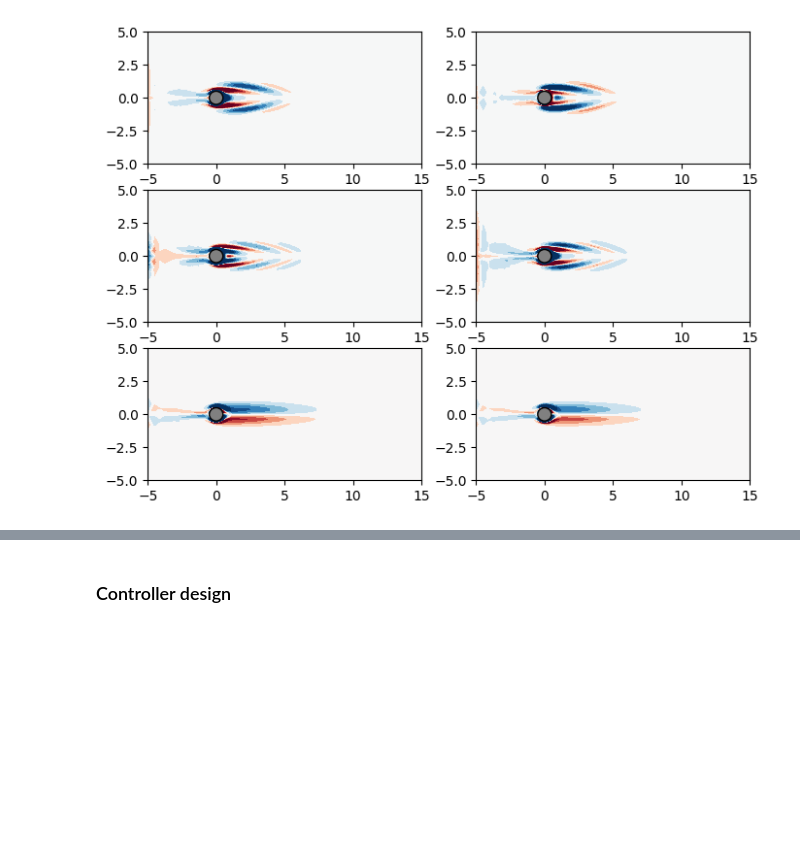
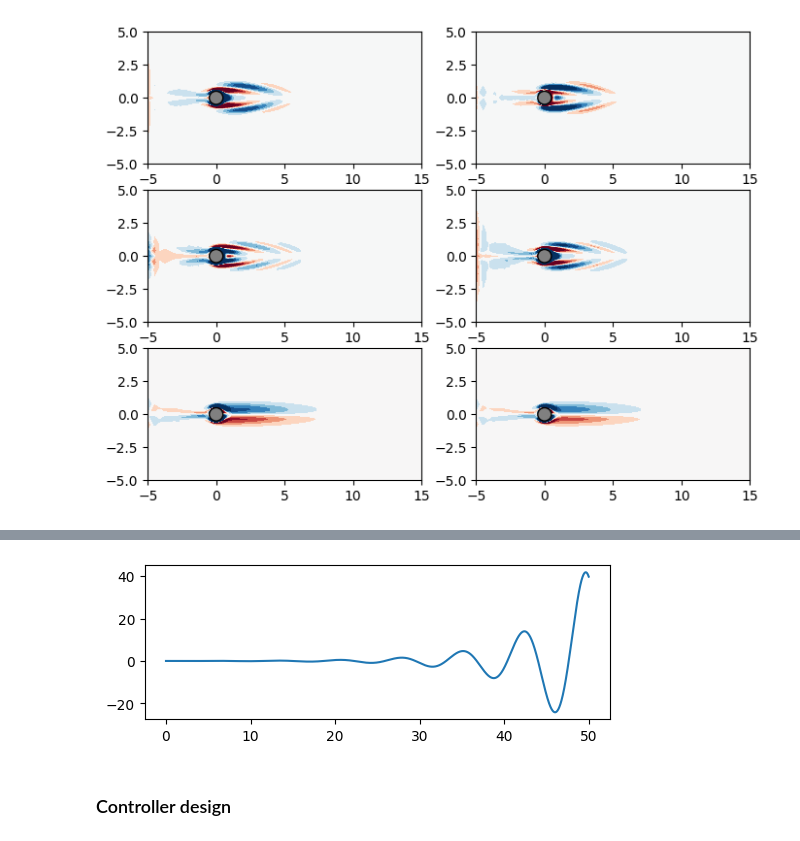
Before and after one commit to dynamicslab/hydrogym, a Jupyter notebook: examples/cylinder/model_reduction/global_proj.ipynb, the cells around one changed output, grey strips where cells are left out. Saved outputs shown, nothing was run; the diff lists cells and outputs as text; code cells hidden in the pictures; blank space fills up the shorter version.

```diff
--- a/examples/cylinder/model_reduction/global_proj.ipynb
+++ b/examples/cylinder/model_reduction/global_proj.ipynb
@@ -330,0 +317,33 @@ Ar_real, Br_real, Cr_real, Dr_real, T = real_form(Ar, Br, Cr, Dr)
+# %%
+# Second-order BDF time-stepping
+lin_flow = flow.linearize(qB)
+fn_space = lin_flow.function_space
+bcs = lin_flow.bcs
+
+J = lin_flow.J
+
+q0 = fd.project(ufl.real(V[0]), fn_space)
+q0.assign(q0 / flow.inner_product(q0, q0))
+
+solver = LinearBDFSolver(fn_space, J, order=2, dt=dt, bcs=bcs, q0=q0, constant_jacobian=True)
+
+tf = 50
+dt = 0.01
+n_steps = int(tf // dt)
+CL_nat = np.zeros(n_steps)
+CD_nat = np.zeros(n_steps)
+
+m = 1
+
+x = np.zeros((n_steps, r))  # Kalman filter state
+u = np.zeros((n_steps, m))  # Control signal
+
+flow.q.assign(solver.q)
+for i in range(n_steps):
+    q = solver.step()
+    flow.q.assign(q)
+    CL_nat[i], CD_nat[i] = map(np.real, flow.get_observations())
+
+    if i % 1 == 0:
+        print(f"t={i*dt:.2f}, CL={CL_nat[i]:.4f}, CD={CD_nat[i]:.4f}")
+        print(f"   u={u[i]}")
@@ -331,2 +368,9 @@ Ar_real, Br_real, Cr_real, Dr_real, T = real_form(Ar, Br, Cr, Dr)
+# %%
+t = np.arange(n_steps) * dt
+fig, ax = plt.subplots(1, 1, figsize=(6, 2), sharex=True)
+ax.plot(t, CL_nat)
+plt.show()
+# %% [output]
+[figure, added]
 # %% [markdown]
 ### Controller design
```
Also changed, not shown: parts of 18 cells of this notebook, 4 other files.
